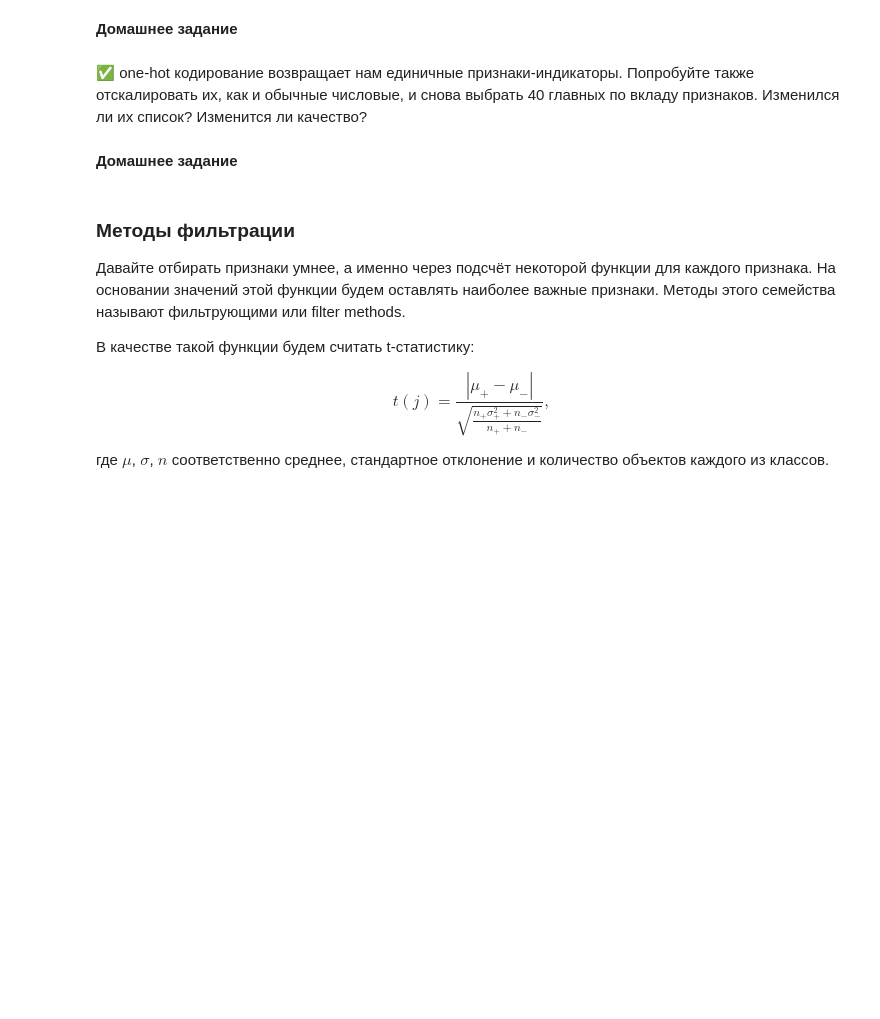
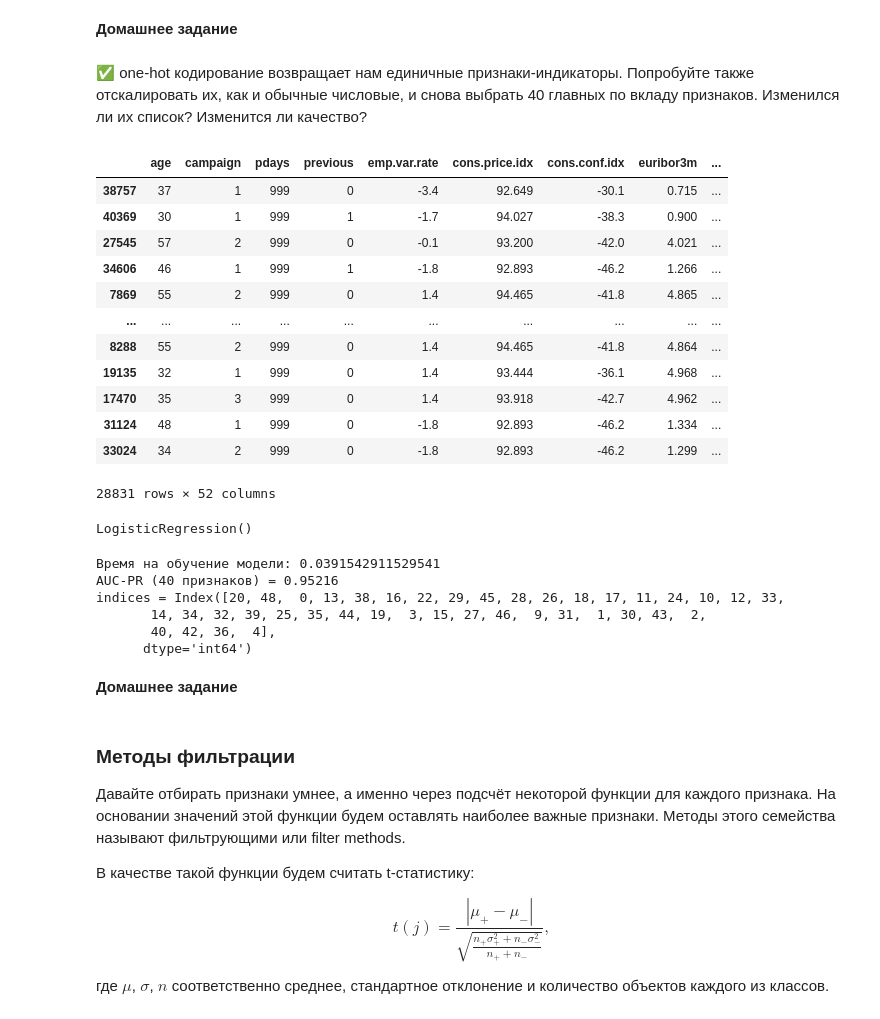
Before and after one commit to lpestov/ml_course, a Jupyter notebook: Семинар 3_Разбор.ipynb, the cells around one changed output. Saved outputs shown, nothing was run; the diff lists cells and outputs as text; code cells hidden in the pictures; blank space fills up the shorter version.

```diff
--- a/Семинар 3_Разбор.ipynb
+++ b/Семинар 3_Разбор.ipynb
@@ -772,3 +832,27 @@ X_train, X_test, y_train, y_test = train_test_split(X, y, test_size=0.3, random_
 
 y_train = y_train.astype('int')
 y_test = y_test.astype('int')
+# %%
+#кодируем категориальные признаки
+cat_mask = X_train.select_dtypes(include=['object']).columns
+cat_mask = X_test.select_dtypes(include=['object']).columns
+
+#drop_first = True даст k-1 столбцов для столбца с k категориями -> избежим попадения в дамми-трэп
+X_train = pd.get_dummies(data=X_train, drop_first=True)
+X_test = pd.get_dummies(data=X_test, drop_first=True)
+# %%
+X_train
+# %% [output]
+|  | age | campaign | pdays | previous | emp.var.rate | cons.price.idx | cons.conf.idx | euribor3m | ... |
+| 38757 | 37 | 1 | 999 | 0 | -3.4 | 92.649 | -30.1 | 0.715 | ... |
+| 40369 | 30 | 1 | 999 | 1 | -1.7 | 94.027 | -38.3 | 0.900 | ... |
+| 27545 | 57 | 2 | 999 | 0 | -0.1 | 93.200 | -42.0 | 4.021 | ... |
+| 34606 | 46 | 1 | 999 | 1 | -1.8 | 92.893 | -46.2 | 1.266 | ... |
+| 7869 | 55 | 2 | 999 | 0 | 1.4 | 94.465 | -41.8 | 4.865 | ... |
+| ... | ... | ... | ... | ... | ... | ... | ... | ... | ... |
+| 8288 | 55 | 2 | 999 | 0 | 1.4 | 94.465 | -41.8 | 4.864 | ... |
+| 19135 | 32 | 1 | 999 | 0 | 1.4 | 93.444 | -36.1 | 4.968 | ... |
+| 17470 | 35 | 3 | 999 | 0 | 1.4 | 93.918 | -42.7 | 4.962 | ... |
+| 31124 | 48 | 1 | 999 | 0 | -1.8 | 92.893 | -46.2 | 1.334 | ... |
+| 33024 | 34 | 2 | 999 | 0 | -1.8 | 92.893 | -46.2 | 1.299 | ... |
+28831 rows × 52 columns
@@ -774,0 +864,29 @@ y_test = y_test.astype('int')
+# %%
+clf = LogisticRegression()
+clf.fit(X_train, y_train)
+# %% [output]
+LogisticRegression()
+# %%
+start_time = time.time()
+
+indices = pd.DataFrame(clf.coef_[0], [*range(52)]).sort_values(by=0).tail(40).index  #Выбрали 40 лучших весов
+
+x_train = X_train.iloc[:, indices.values]  #выбрали признаки, соответствующие лучшим весам
+x_test = X_test.iloc[:, indices.values]
+
+clf1 = LogisticRegression()
+clf1.fit(x_train, y_train)
+a_x = clf1.predict(x_test)
+
+auc_pr_lr_fourty = auc_pr(y_test, a_x)
+
+print('Время на обучение модели:', time.time() - start_time)
+print("AUC-PR (40 признаков) = %.5f" % auc_pr_lr_fourty)
+print('indices =', indices)
+# %% [output]
+Время на обучение модели: 0.0391542911529541
+AUC-PR (40 признаков) = 0.95216
+indices = Index([20, 48,  0, 13, 38, 16, 22, 29, 45, 28, 26, 18, 17, 11, 24, 10, 12, 33,
+       14, 34, 32, 39, 25, 35, 44, 19,  3, 15, 27, 46,  9, 31,  1, 30, 43,  2,
+       40, 42, 36,  4],
+      dtype='int64')
```
Also changed, not shown: parts of 55 cells of this notebook, 5 other files.
